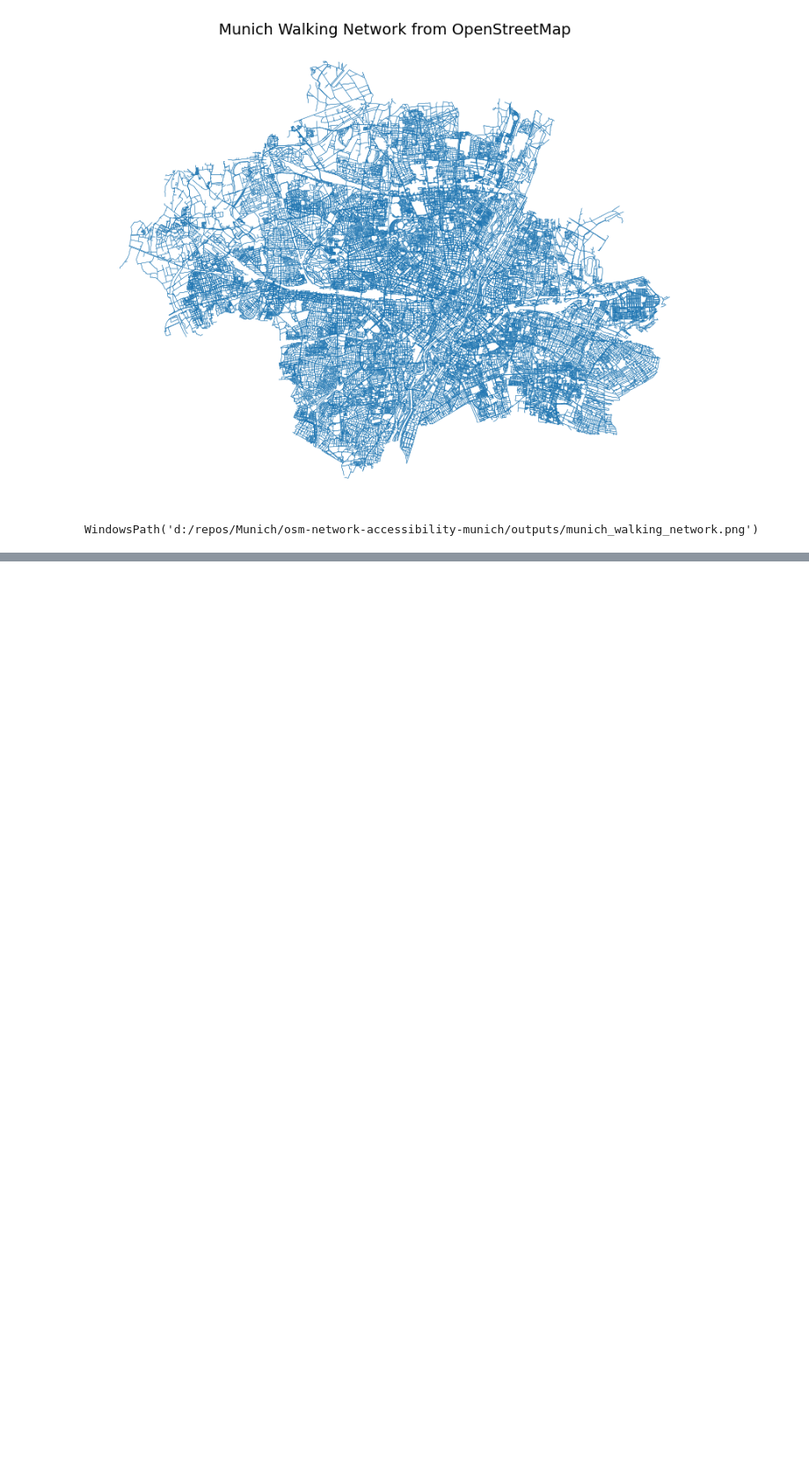
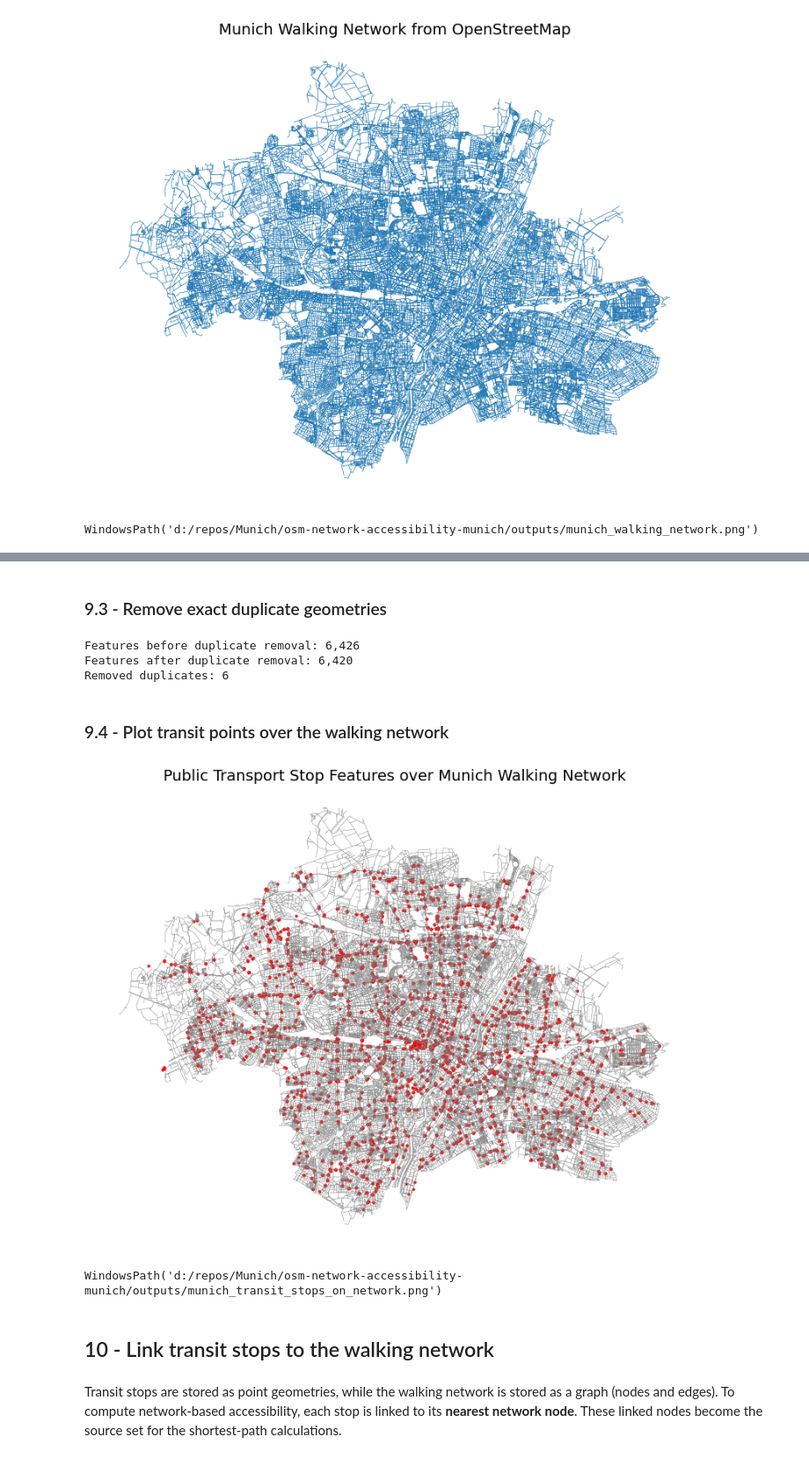
Before and after one commit to omaewamoushindei/osm-network-accessibility-munich, a Jupyter notebook: notebooks/01_munich_osmnx_accessibility.ipynb, the cells around one changed output, grey strips where cells are left out. Shown at 88% size. Cells and saved outputs as stored; diff of their text form; code cells hidden in the pictures; blank space fills up the shorter version.

```diff
--- a/notebooks/01_munich_osmnx_accessibility.ipynb
+++ b/notebooks/01_munich_osmnx_accessibility.ipynb
@@ -247,0 +201,9 @@ The extracted Munich walking network contains 148,230 nodes and 387,928 edges. A
+# %%
+# Download public transport-related features from OpenStreetMap
+transit_features = ox.features_from_place(
+    PLACE_NAME,
+    tags=transit_tags
+)
+
+print(f"Raw transit features: {len(transit_features):,}")
+transit_features.head()
@@ -247,0 +293,46 @@ The extracted Munich walking network contains 148,230 nodes and 387,928 edges. A
+# %% [markdown]
+### 9.3 - Remove exact duplicate geometries
+# %%
+# Remove exact duplicate point geometries
+before = len(transit_points_clean)
+
+transit_points_clean["geometry_wkt"] = transit_points_clean.geometry.to_wkt()
+transit_points_clean = transit_points_clean.drop_duplicates(subset="geometry_wkt")
+transit_points_clean = transit_points_clean.drop(columns="geometry_wkt")
+
+after = len(transit_points_clean)
+
+print(f"Features before duplicate removal: {before:,}")
+print(f"Features after duplicate removal: {after:,}")
+print(f"Removed duplicates: {before - after:,}")
+# %% [output]
+Features before duplicate removal: 6,426
+Features after duplicate removal: 6,420
+Removed duplicates: 6
+# %% [markdown]
+### 9.4 - Plot transit points over the walking network
+# %%
+fig, ax = plt.subplots(figsize=(10, 10))
+
+# Change 'gray' to any color you prefer for the network lines
+edges.plot(ax=ax, linewidth=0.2, color="gray")
+
+# Change 'red' to any color you prefer for the transit stops
+transit_points_clean.plot(ax=ax, markersize=3, color="red")
+
+ax.set_title("Public Transport Stop Features over Munich Walking Network", fontsize=14)
+ax.axis("off")
+
+output_path = OUTPUT_DIR / "munich_transit_stops_on_network.png"
+plt.savefig(output_path, dpi=300, bbox_inches="tight")
+plt.show()
+
+output_path
+# %% [output]
+[figure, added]
+WindowsPath('d:/repos/Munich/osm-network-accessibility-munich/outputs/munich_transit_stops_on_network.png')
+# %% [markdown]
+<a id="link-stops-to-network"></a>
+## 10 - Link transit stops to the walking network
+# %% [markdown]
+Transit stops are stored as point geometries, while the walking network is stored as a graph (nodes and edges). To compute network-based accessibility, each stop is linked to its **nearest network node**. These linked nodes become the source set for the shortest-path calculations.
```
Also changed, not shown: parts of 45 cells of this notebook.
